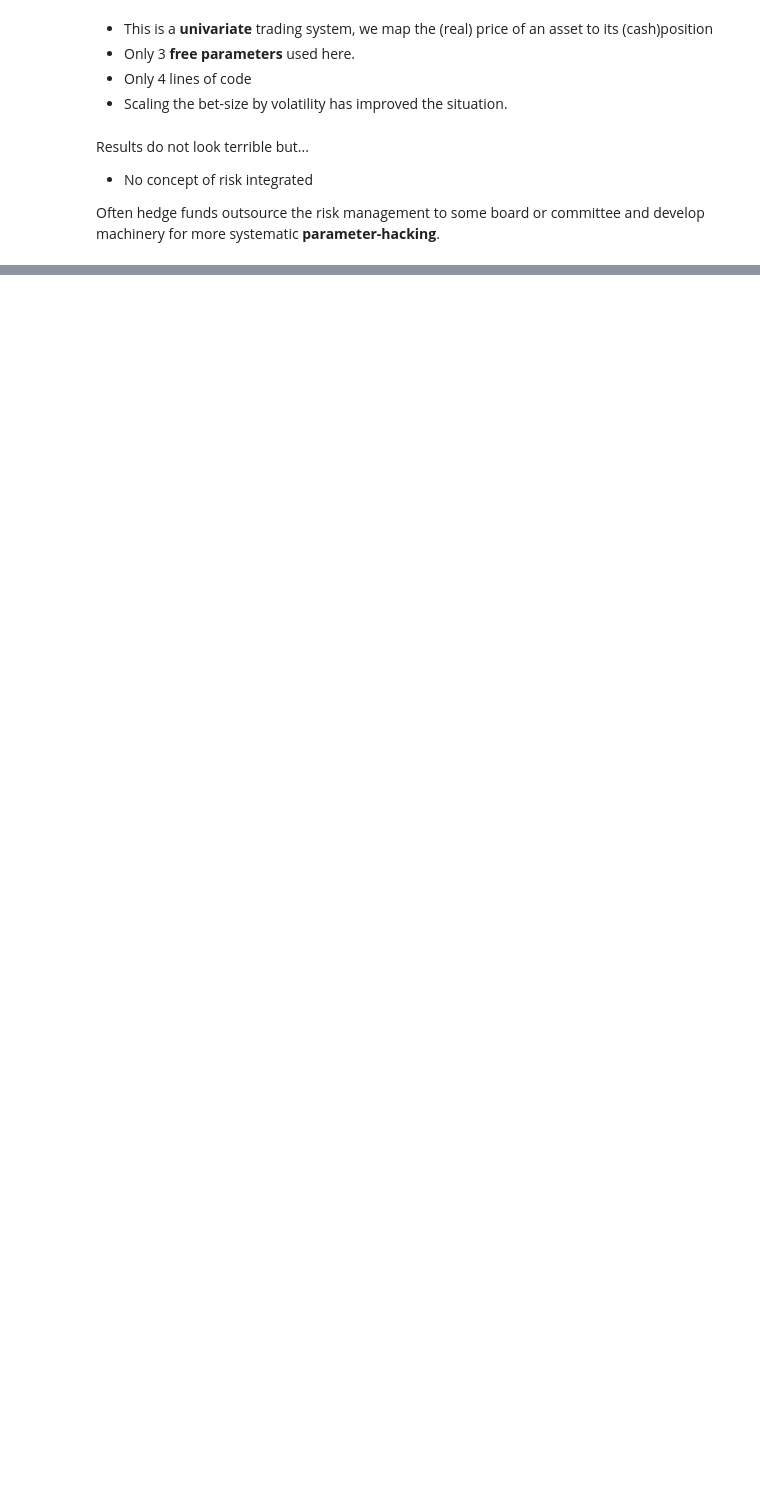
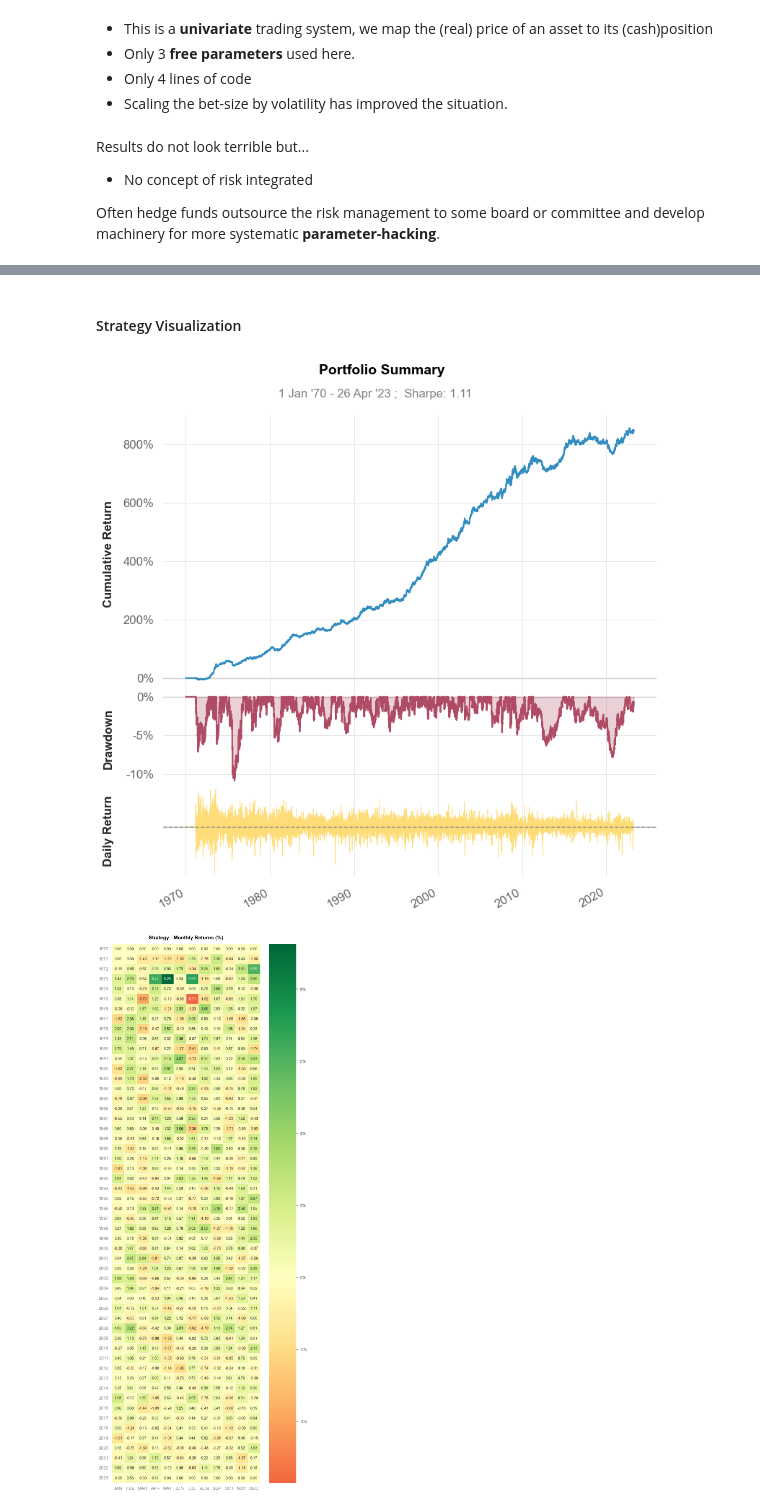
Before and after one commit to tschm/cs, a Jupyter notebook: _sources/docs/notebooks/Experiment2.ipynb, the cells around one changed output, grey strips where cells are left out. Cells and saved outputs as stored; diff of their text form; code cells hidden in the pictures; blank space fills up the shorter version.

```diff
--- a/_sources/docs/notebooks/Experiment2.ipynb
+++ b/_sources/docs/notebooks/Experiment2.ipynb
@@ -9,6 +9,6 @@ from tinycta.portfolio import build_portfolio
 # %%
 # Load prices
-prices = pd.read_csv("data/p_hashed.csv", index_col=0, parse_dates=True).ffill().truncate(before="1970-01-01")
+prices = pd.read_csv("data/Prices_hashed.csv", index_col=0, parse_dates=True).ffill()
 # %%
 # take two moving averages and apply the sign-function, adjust by volatility
 def f(price, fast=32, slow=96, volatility=32):
@@ -28,4 +28,5 @@ HBox([left_box, right_box])
 # %% [output]
 HBox(children=(VBox(children=(Label(value='Fast Moving Average'), Label(value='Slow Moving Average'), Label(va…
 # %%
-portfolio = build_portfolio(prices=prices, position=prices.apply(f, fast=fast.value, slow=slow.value, volatility=vola.value))
+portfolio = build_portfolio(prices=prices, cashposition=1e6*
+                            f(prices, fast=fast.value, slow=slow.value, volatility=vola.value))
@@ -88,3 +41,9 @@ Results do not look terrible but...
 
 Often hedge funds outsource the risk management to some board or committee
 and develop machinery for more systematic **parameter-hacking**.
+# %%
+capital = 1e9
+a = portfolio.nav(aum=capital)
+# %%
+qs.reports.basic(a)
+# %% [output]
@@ -90,0 +68,3 @@ and develop machinery for more systematic **parameter-hacking**.
+Strategy Visualization
+[figure, added]
+[figure, added]
```
Also changed, not shown: parts of 3 cells of this notebook, 42 other files.
